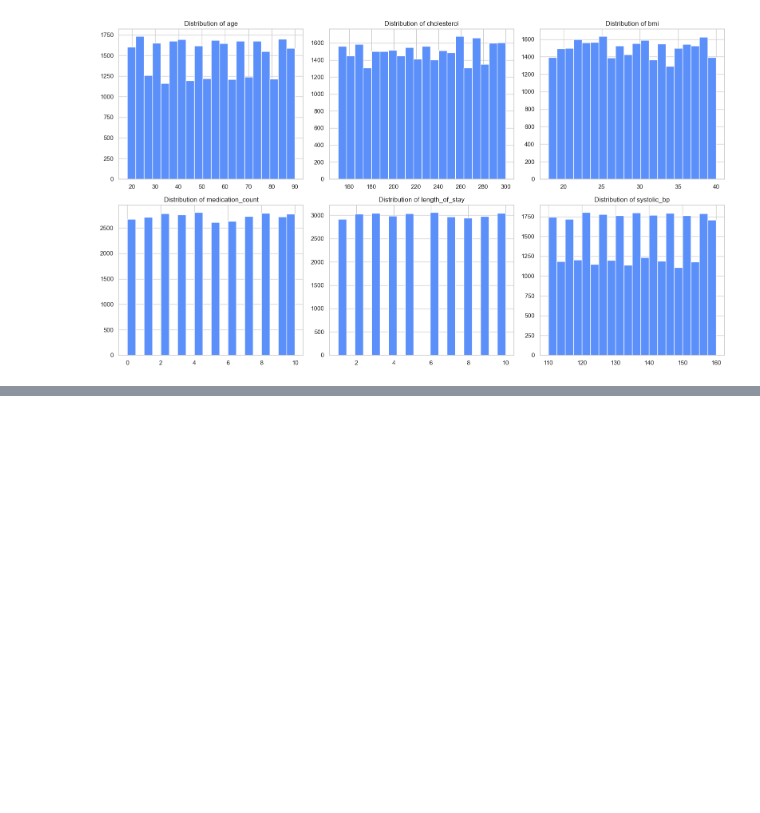
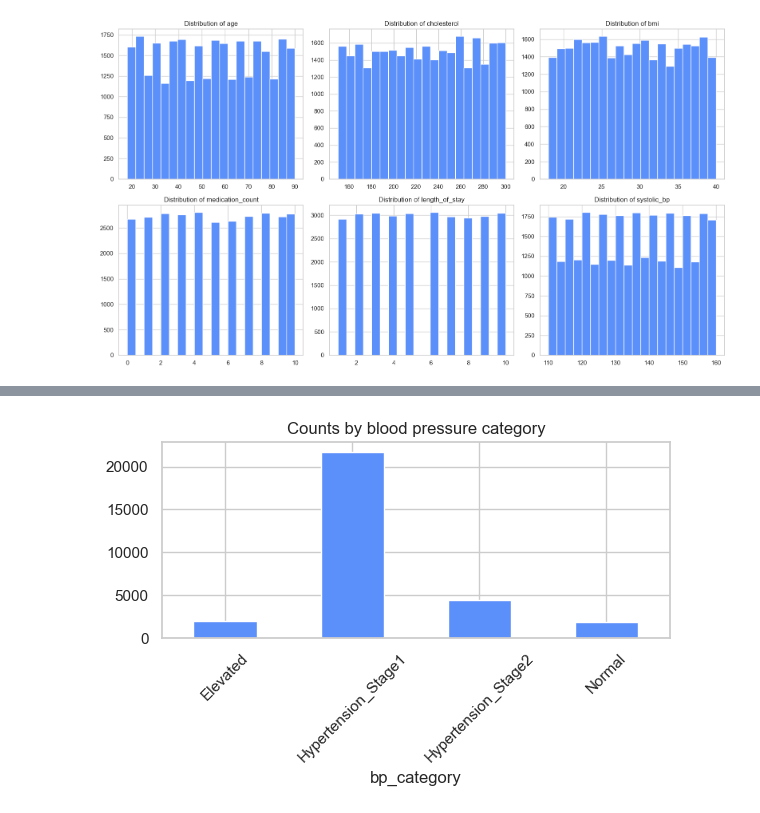
Before and after one commit to mize04/Hospital_Readmission_Project, a Jupyter notebook: index.ipynb, the cells around one changed output, grey strips where cells are left out. Saved outputs shown, nothing was run; the diff lists cells and outputs as text; code cells hidden in the pictures; blank space fills up the shorter version.

```diff
--- a/index.ipynb
+++ b/index.ipynb
@@ -449,0 +454,9 @@ Saved cleaned dataset: 30000 rows, 25 columns
+# %%
+fig, ax = plt.subplots(figsize=(6, 4))
+df['bp_category'].value_counts().sort_index().plot(kind='bar', color='#5B8FF9', ax=ax)
+ax.set_title('Counts by blood pressure category')
+ax.tick_params(axis='x', rotation=45)
+plt.tight_layout()
+plt.show()
+# %% [output]
+[figure, added]
```
Also changed, not shown: parts of 45 cells of this notebook, 1 other file.
